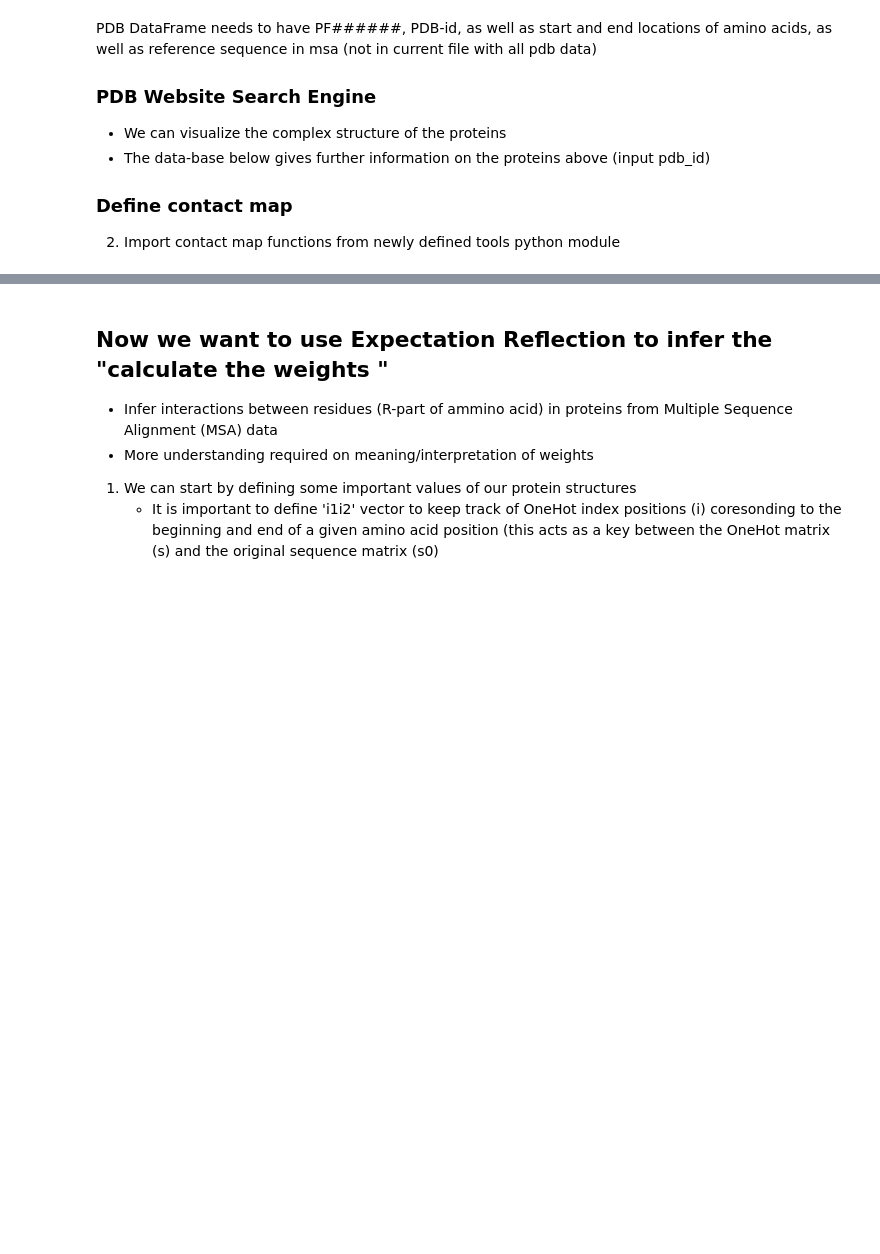
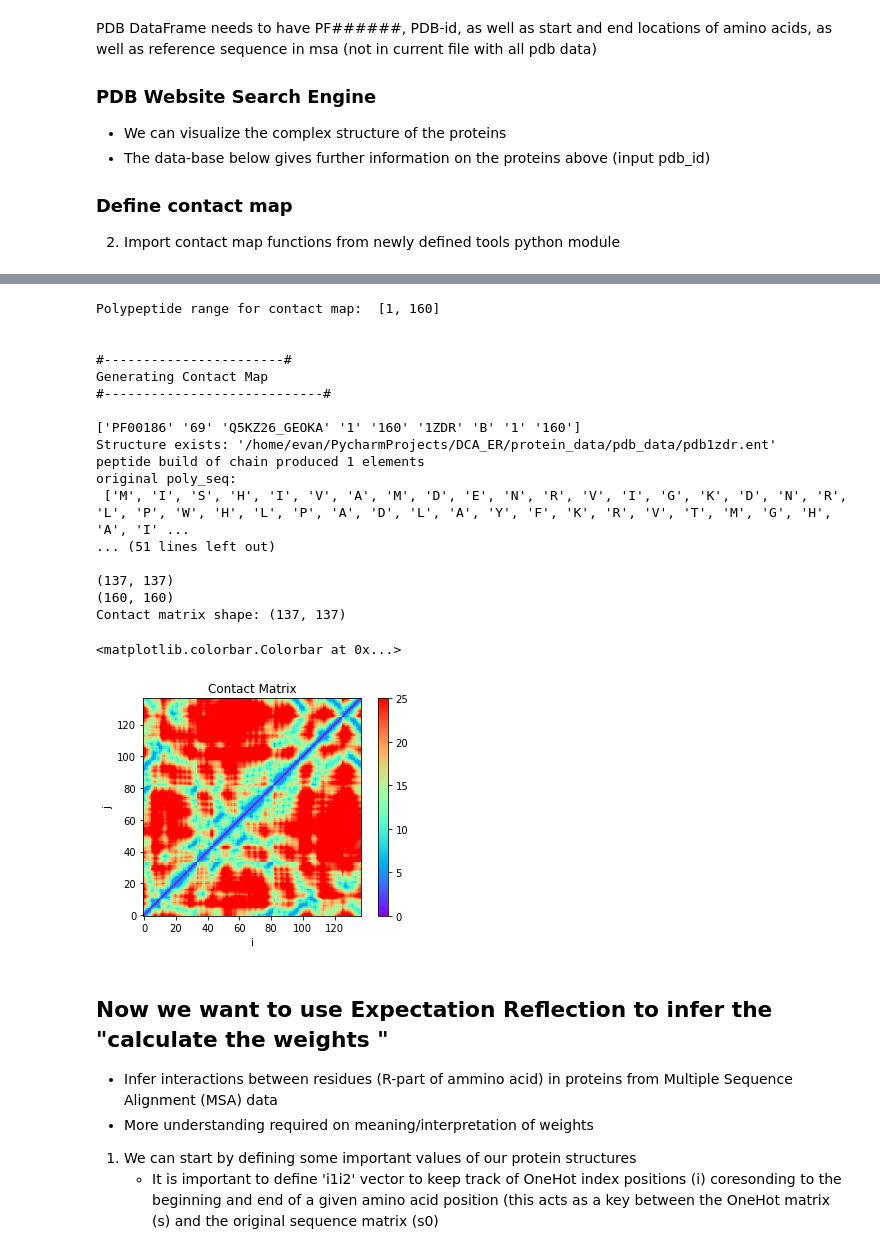
Before and after one commit to evancresswell/DCA_ER, a Jupyter notebook: ecc_DCA_ER.ipynb, the cells around one changed output, grey strips where cells are left out. Cells and saved outputs as stored; diff of their text form; code cells hidden in the pictures; blank space fills up the shorter version.

```diff
--- a/ecc_DCA_ER.ipynb
+++ b/ecc_DCA_ER.ipynb
@@ -166,3 +189,55 @@ Contact Map Generated
+# %%
+## Generate and Plot Contact Map from PDB coordinates!
+# Check that pdb--pfam mapping is unique
+if pdb_pfam_map.shape[0] > 1:
+    print('Unable to get unique PDB-->Pfam mapping')
+    print(pdb_pfam_map)
+
+# pp_range = [pdb_info['PDB_START'], pdb_info['PDB_END']]
+pp_range = [pdb_pfam_map.iloc[0]['PDB_START'], pdb_pfam_map.iloc[0]['PDB_END']]
+print('Polypeptide range for contact map: ', pp_range)
+
+
+pdb_out = "%s/protein_data/pdb_data" % DCA_dir
+# Directory for storing PDB data locally
+# returns contact map with the appropriate columns removed..
+# For list of retained columns us s_index
+ct, ct_full, n_amino_full, poly_seq_curated = tools.contact_map(pdb, ipdb, pp_range, cols_removed, s_index, pdb_out_dir=pdb_out, printing=printing)
+print(ct.shape)
+print(ct_full.shape)
+
+
+ct_mat = ct
+# tools.hide_toggle()
+print('Contact matrix shape:', ct_mat.shape)
+
+plt.tight_layout(h_pad=1, w_pad=1.5)
+plt.title('Contact Matrix')
+plt.imshow(ct_mat,cmap='rainbow',origin='lower')
+plt.xlabel('i')
+plt.ylabel('j')
+plt.clim(0,25)
+plt.colorbar(fraction=0.045, pad=0.05)
+# %% [output]
+Polypeptide range for contact map:  [1, 160]
+
+
+#-----------------------#
+Generating Contact Map
+#----------------------------#
+
+['PF00186' '69' 'Q5KZ26_GEOKA' '1' '160' '1ZDR' 'B' '1' '160']
+Structure exists: '/home/evan/PycharmProjects/DCA_ER/protein_data/pdb_data/pdb1zdr.ent'
+peptide build of chain produced 1 elements
+original poly_seq:
+ ['M', 'I', 'S', 'H', 'I', 'V', 'A', 'M', 'D', 'E', 'N', 'R', 'V', 'I', 'G', 'K', 'D', 'N', 'R', 'L', 'P', 'W', 'H', 'L', 'P', 'A', 'D', 'L', 'A', 'Y', 'F', 'K', 'R', 'V', 'T', 'M', 'G', 'H', 'A', 'I' ...
+... (51 lines left out)
+
+(137, 137)
+(160, 160)
+Contact matrix shape: (137, 137)
+<matplotlib.colorbar.Colorbar at 0x...>
+[figure, added]
 # %%
 ## Plot the contact Map of the imported Protein structure
 # %% [markdown]
```
Also changed, not shown: parts of 23 cells of this notebook, 5 other files.
